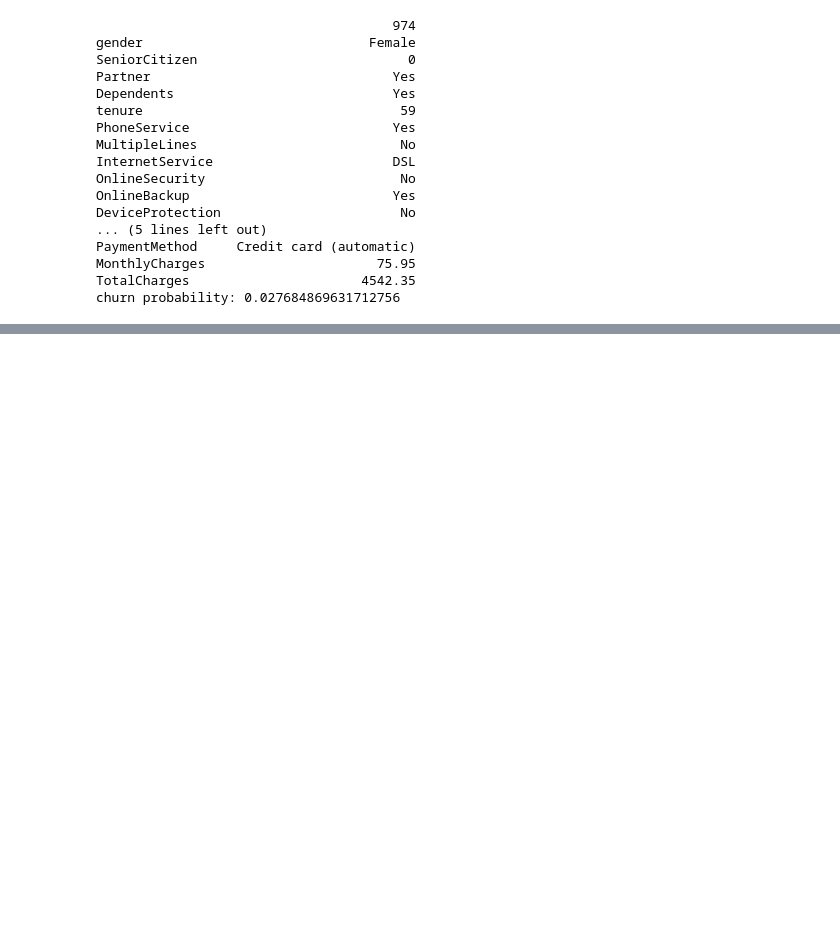
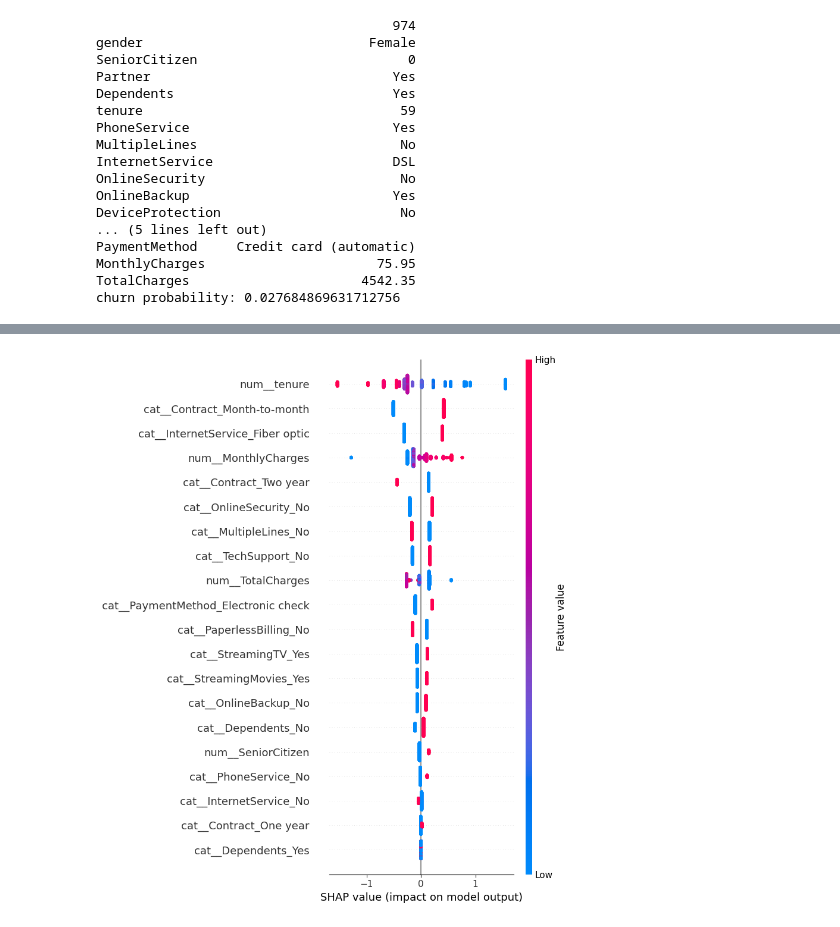
Before and after one commit to myghtyyyy/customer-churn, a Jupyter notebook: telco_churn.ipynb, the cells around one changed output, grey strips where cells are left out. Saved outputs shown, nothing was run; the diff lists cells and outputs as text; code cells hidden in the pictures; blank space fills up the shorter version.

Commit message:
explaining and using shap

```diff
--- a/telco_churn.ipynb
+++ b/telco_churn.ipynb
@@ -352,0 +365,20 @@ churn probability: 0.027684869631712756
+# %%
+import shap
+
+best = grid.best_estimator_
+prep_fit = best.named_steps["prep"]
+gb_model = best.named_steps["clf"]
+
+# Transform the data the way the pipeline does, and keep feature names
+X_test_t = pd.DataFrame(
+    prep_fit.transform(X_test),
+    columns=prep_fit.get_feature_names_out()
+)
+
+explainer = shap.TreeExplainer(gb_model)
+sv = explainer.shap_values(X_test_t)
+
+# Global view: which features push predictions the most
+shap.summary_plot(sv, X_test_t)
+# %% [output]
+[figure, added]
```
Also changed, not shown: parts of 4 cells of this notebook, 4 other files.
